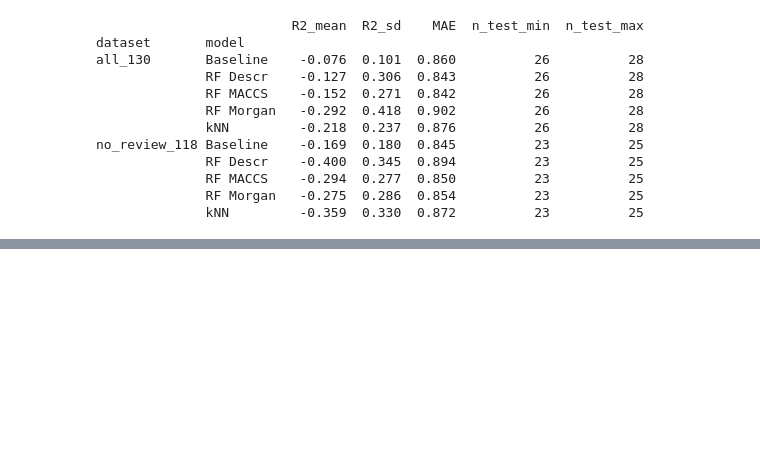
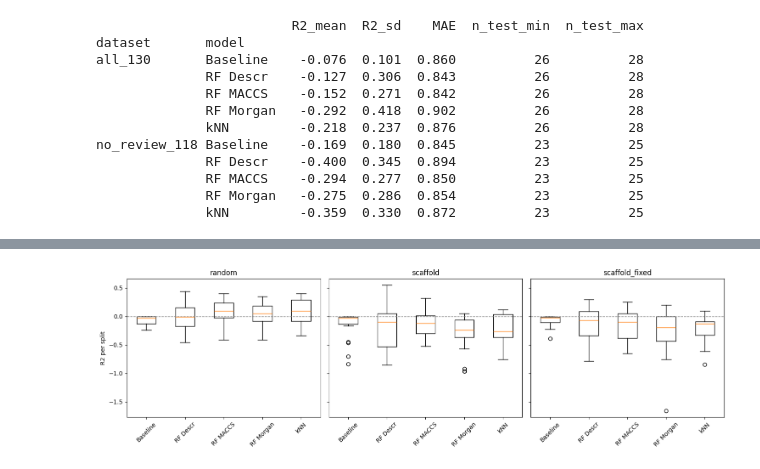
Before and after one commit to surajgade17/dpre1-ml-bioactivity, a Jupyter notebook: DprE1_ML_v1.ipynb, the cells around one changed output, grey strips where cells are left out. Saved outputs shown, nothing was run; the diff lists cells and outputs as text; code cells hidden in the pictures; blank space fills up the shorter version.

```diff
--- a/DprE1_ML_v1.ipynb
+++ b/DprE1_ML_v1.ipynb
@@ -831,0 +1089,21 @@ json.dump(asg_f, open("split_assignments_fixed.json", "w"))
+# %%
+import matplotlib.pyplot as plt
+
+res_all = pd.concat([pd.read_csv("model_eval_all_splits.csv"),
+                     pd.read_csv("model_eval_scaffold_fixed.csv")])
+d = res_all[res_all["dataset"] == "all_130"]
+order = ["Baseline", "RF Descr", "RF MACCS", "RF Morgan", "kNN"]
+
+fig, ax = plt.subplots(1, 3, figsize=(15, 4.5), sharey=True)
+for a, p in zip(ax, ["random", "scaffold", "scaffold_fixed"]):
+    data = [d[(d["split_type"] == p) & (d["model"] == m)]["R2"] for m in order]
+    a.boxplot(data, tick_labels=order)
+    a.axhline(0, color="grey", ls="--", lw=1)
+    a.set_title(p)
+    a.tick_params(axis="x", rotation=45)
+ax[0].set_ylabel("R2 per split")
+plt.tight_layout()
+plt.savefig("fig_split_distributions.png", dpi=300)
+plt.show()
+# %% [output]
+[figure, added]
```
Also changed, not shown: parts of 42 cells of this notebook.
